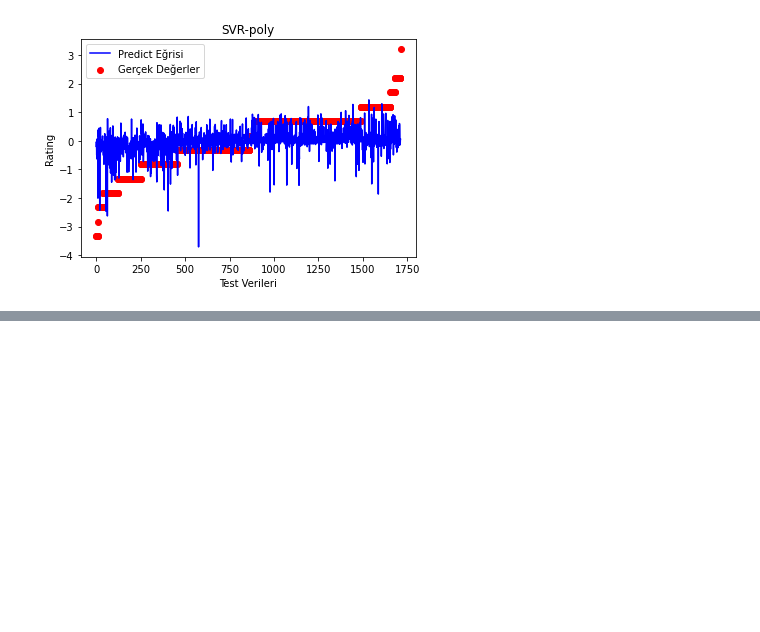
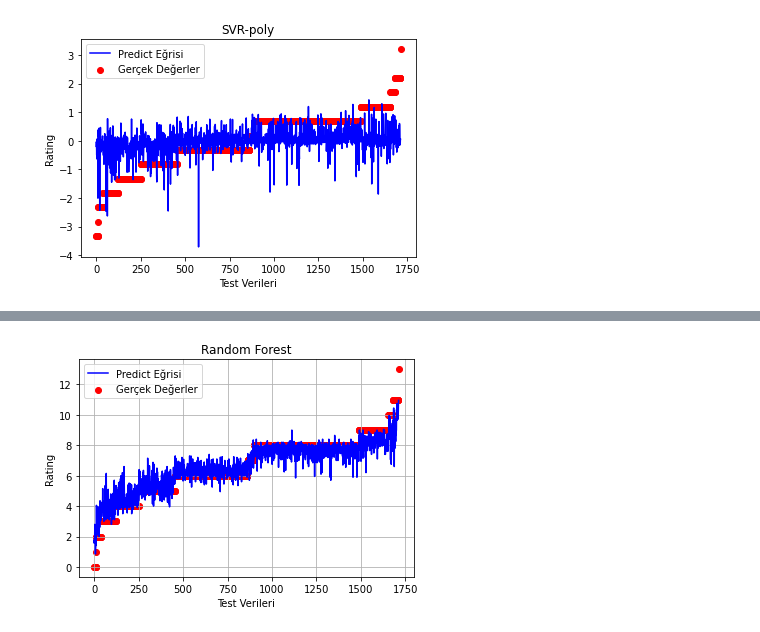
Before and after one commit to AliHadiAltungok/Netflix-DataScience, a Jupyter notebook: netflix.ipynb, the cells around one changed output, grey strips where cells are left out. Drawn from its saved outputs; the diff is of its cells as text; code cells hidden in the pictures; blank space fills up the shorter version.

```diff
--- a/netflix.ipynb
+++ b/netflix.ipynb
@@ -263,0 +287,22 @@ plt.show()
+# %%
+##Random Forest Regressor
+from sklearn.ensemble import RandomForestRegressor
+RF=RandomForestRegressor(n_estimators=20,random_state=0)
+X=x_test.values
+Y=y_test.values
+RF.fit(X,Y.ravel())
+
+dfRF=pd.DataFrame(data=y_test)
+dfRF["predict"]=RF.predict(X)
+dfRF=dfRF.rename(columns={0: "rating"})
+dfRF=dfRF.sort_values(by=["rating"])
+
+fig, ax = plt.subplots()
+ax.scatter(range(0,1713,1), dfRF["rating"],color="red",label="Gerçek Değerler")
+ax.plot(range(0,1713,1), dfRF["predict"],color="blue",label="Predict Eğrisi")
+ax.set(xlabel='Test Verileri', ylabel='Rating',title='Random Forest')
+ax.grid()
+plt.legend()
+plt.show()
+# %% [output]
+[figure, added]
```
Also changed, not shown: parts of 6 cells of this notebook.
